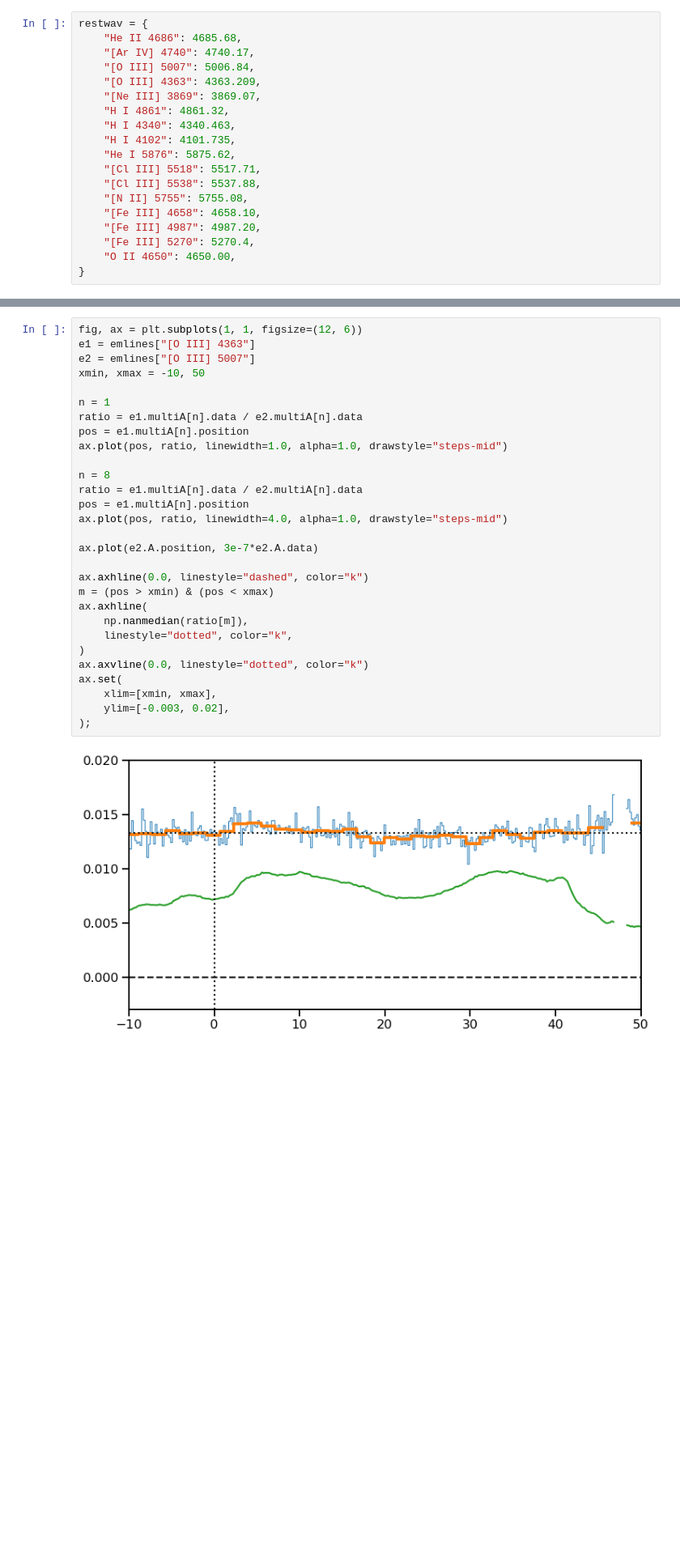
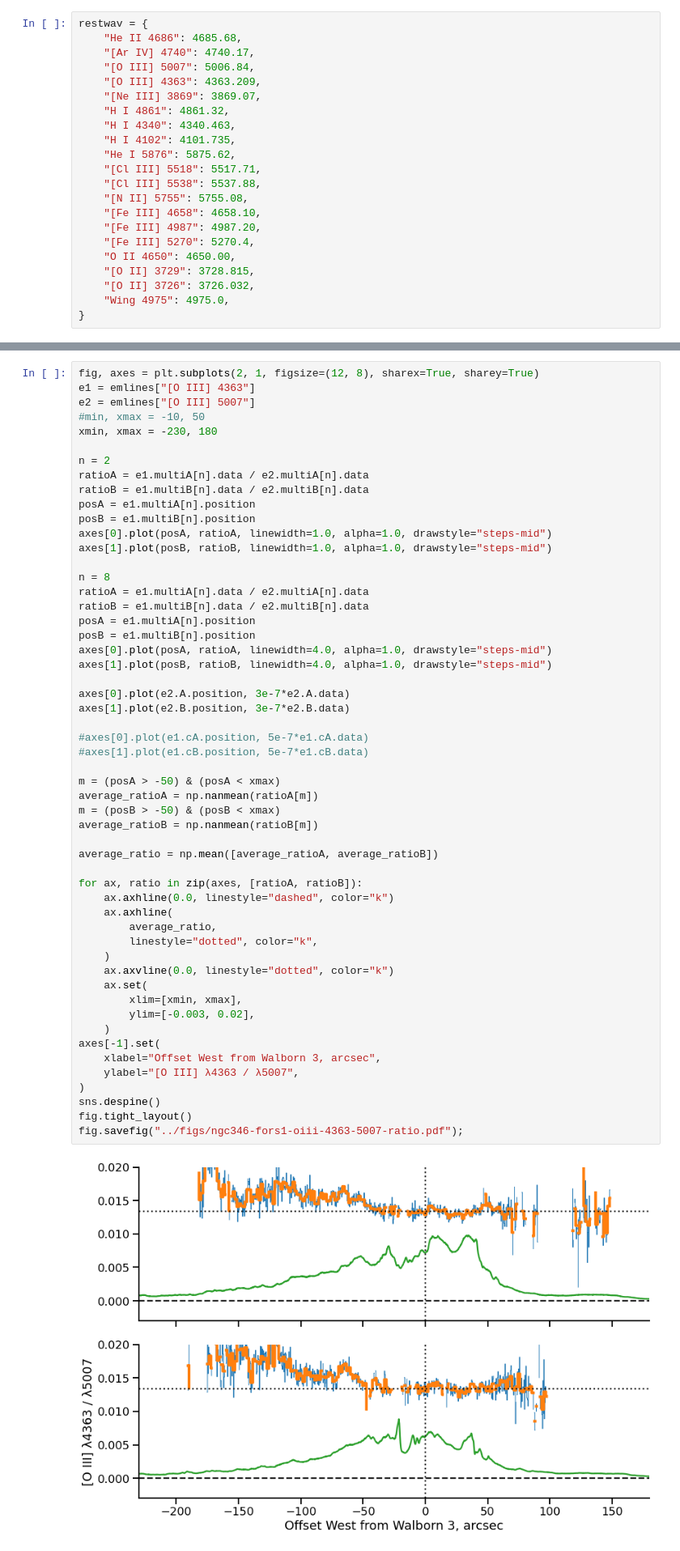
Before and after one commit to will-henney/muse-hii-regions, a Jupyter notebook: notebooks/10-01-ngc346-fors1-spatial-profiles.ipynb, the cells around one changed output, grey strips where cells are left out. Shown at 81% size. Drawn from its saved outputs; the diff is of its cells as text; blank space fills up the shorter version.

Commit message:
Finish rebinned FORS1 profiles and ratios

```diff
--- a/notebooks/10-01-ngc346-fors1-spatial-profiles.ipynb
+++ b/notebooks/10-01-ngc346-fors1-spatial-profiles.ipynb
@@ -79,6 +79,9 @@ restwav = {
     "[Fe III] 4987": 4987.20,
     "[Fe III] 5270": 5270.4,
     "O II 4650": 4650.00,
+    "[O II] 3729": 3728.815,
+    "[O II] 3726": 3726.032,
+    "Wing 4975": 4975.0,
 }
 # %%
 emlines = {k: extract.EmissionLine(k, v) for k, v in restwav.items()}
@@ -200,31 +199,56 @@ array([        nan,         nan,         nan,         nan,         nan,
 # %%
-fig, ax = plt.subplots(1, 1, figsize=(12, 6))
+fig, axes = plt.subplots(2, 1, figsize=(12, 8), sharex=True, sharey=True)
 e1 = emlines["[O III] 4363"]
 e2 = emlines["[O III] 5007"]
-xmin, xmax = -10, 50
+#min, xmax = -10, 50
+xmin, xmax = -230, 180
 
-n = 1
-ratio = e1.multiA[n].data / e2.multiA[n].data
-pos = e1.multiA[n].position
-ax.plot(pos, ratio, linewidth=1.0, alpha=1.0, drawstyle="steps-mid")
+n = 2
+ratioA = e1.multiA[n].data / e2.multiA[n].data
+ratioB = e1.multiB[n].data / e2.multiB[n].data
+posA = e1.multiA[n].position
+posB = e1.multiB[n].position
+axes[0].plot(posA, ratioA, linewidth=1.0, alpha=1.0, drawstyle="steps-mid")
+axes[1].plot(posB, ratioB, linewidth=1.0, alpha=1.0, drawstyle="steps-mid")
 
 n = 8
-ratio = e1.multiA[n].data / e2.multiA[n].data
-pos = e1.multiA[n].position
-ax.plot(pos, ratio, linewidth=4.0, alpha=1.0, drawstyle="steps-mid")
+ratioA = e1.multiA[n].data / e2.multiA[n].data
+ratioB = e1.multiB[n].data / e2.multiB[n].data
+posA = e1.multiA[n].position
+posB = e1.multiB[n].position
+axes[0].plot(posA, ratioA, linewidth=4.0, alpha=1.0, drawstyle="steps-mid")
+axes[1].plot(posB, ratioB, linewidth=4.0, alpha=1.0, drawstyle="steps-mid")
 
-ax.plot(e2.A.position, 3e-7*e2.A.data)
+axes[0].plot(e2.A.position, 3e-7*e2.A.data)
+axes[1].plot(e2.B.position, 3e-7*e2.B.data)
 
-ax.axhline(0.0, linestyle="dashed", color="k")
-m = (pos > xmin) & (pos < xmax)
-ax.axhline(
-    np.nanmedian(ratio[m]),
-    linestyle="dotted", color="k",
+#axes[0].plot(e1.cA.position, 5e-7*e1.cA.data)
+#axes[1].plot(e1.cB.position, 5e-7*e1.cB.data)
+
+m = (posA > -50) & (posA < xmax)
+average_ratioA = np.nanmean(ratioA[m])
+m = (posB > -50) & (posB < xmax)
+average_ratioB = np.nanmean(ratioB[m])
+
+average_ratio = np.mean([average_ratioA, average_ratioB])
+
+for ax, ratio in zip(axes, [ratioA, ratioB]):
+    ax.axhline(0.0, linestyle="dashed", color="k")
+    ax.axhline(
+        average_ratio,
+        linestyle="dotted", color="k",
+    )
+    ax.axvline(0.0, linestyle="dotted", color="k")
+    ax.set(
+        xlim=[xmin, xmax],
+        ylim=[-0.003, 0.02],
+    )
+axes[-1].set(
+    xlabel="Offset West from Walborn 3, arcsec",
+    ylabel="[O III] λ4363 / λ5007",
 )
-ax.axvline(0.0, linestyle="dotted", color="k")
-ax.set(
-    xlim=[xmin, xmax],
-    ylim=[-0.003, 0.02],
-);
+sns.despine()
+fig.tight_layout()
+fig.savefig("../figs/ngc346-fors1-oiii-4363-5007-ratio.pdf");
 # %% [output]
-[figure, old version]
+[figure, new version]
```
Also changed, not shown: parts of 17 cells of this notebook, 5 other files.
